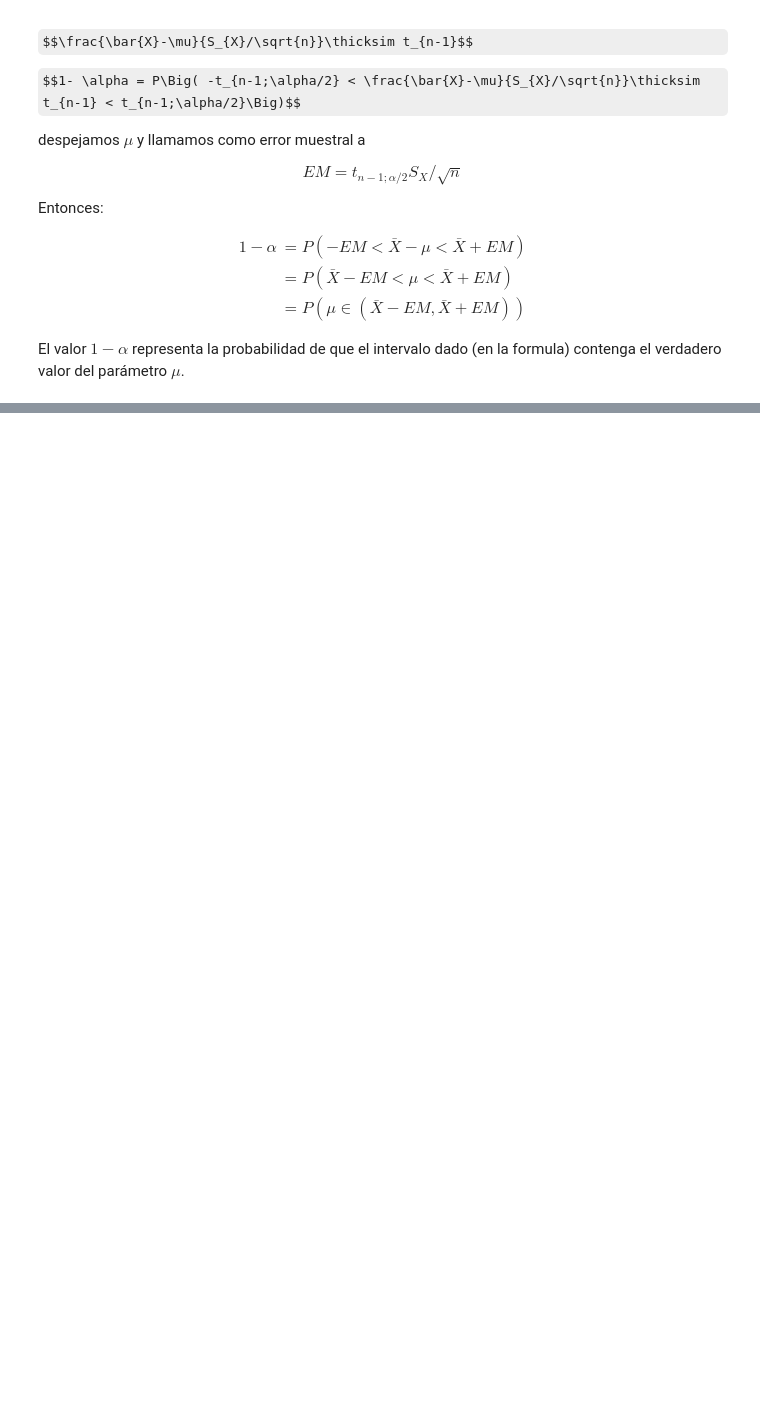
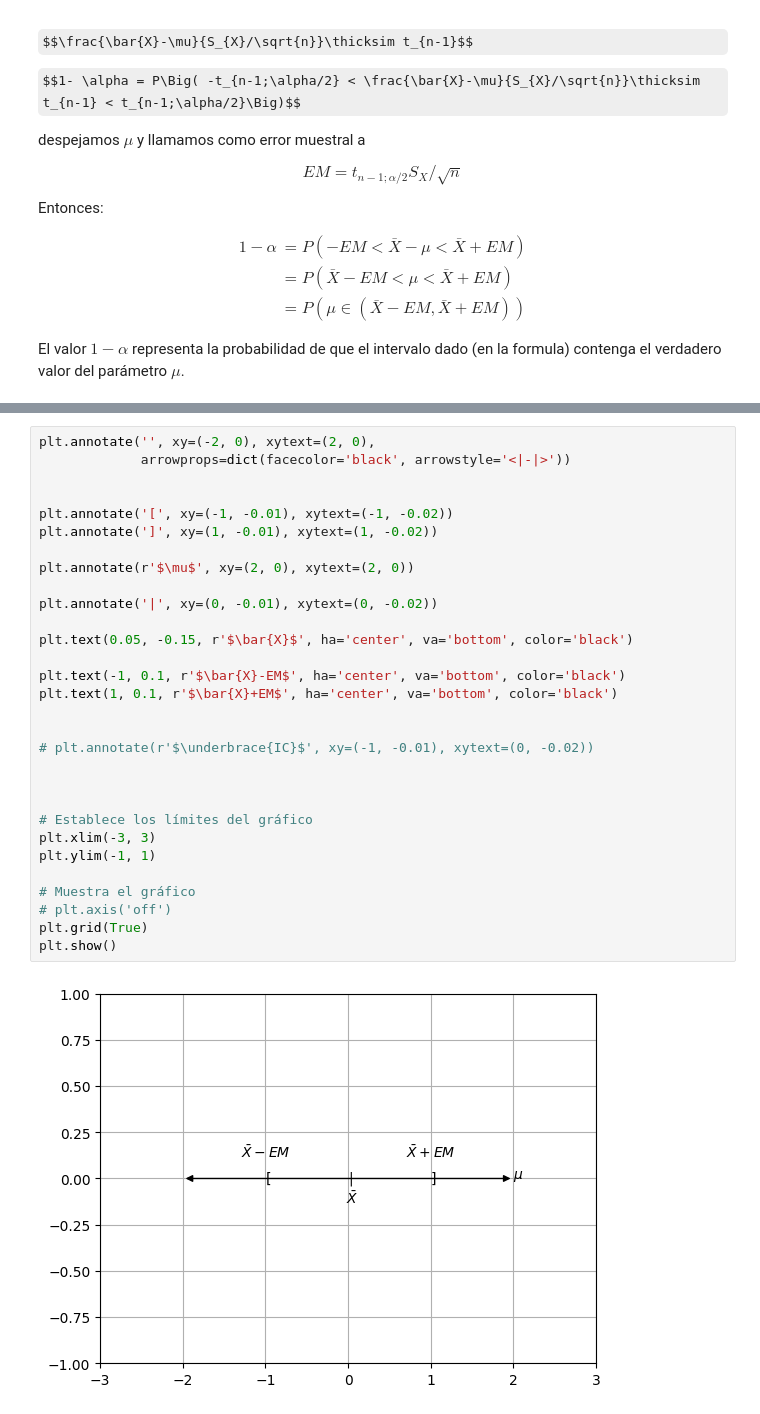
Before and after one commit to ednavivianasegura/Curso_PLN, a Jupyter notebook: PLN_EDNA.ipynb, the cells around one changed output, grey strips where cells are left out. Cells and saved outputs as stored; diff of their text form; some formulas as TeX source; blank space fills up the shorter version.

```diff
--- a/PLN_EDNA.ipynb
+++ b/PLN_EDNA.ipynb
@@ -2620,0 +2645,32 @@ plt.show()
+# %%
+plt.annotate('', xy=(-2, 0), xytext=(2, 0),
+             arrowprops=dict(facecolor='black', arrowstyle='<|-|>'))
+
+
+plt.annotate('[', xy=(-1, -0.01), xytext=(-1, -0.02))
+plt.annotate(']', xy=(1, -0.01), xytext=(1, -0.02))
+
+plt.annotate(r'$\mu$', xy=(2, 0), xytext=(2, 0))
+
+plt.annotate('|', xy=(0, -0.01), xytext=(0, -0.02))
+
+plt.text(0.05, -0.15, r'$\bar{X}$', ha='center', va='bottom', color='black')
+
+plt.text(-1, 0.1, r'$\bar{X}-EM$', ha='center', va='bottom', color='black')
+plt.text(1, 0.1, r'$\bar{X}+EM$', ha='center', va='bottom', color='black')
+
+
+# plt.annotate(r'$\underbrace{IC}$', xy=(-1, -0.01), xytext=(0, -0.02))
+
+
+
+# Establece los límites del gráfico
+plt.xlim(-3, 3)
+plt.ylim(-1, 1)
+
+# Muestra el gráfico
+# plt.axis('off')
+plt.grid(True)
+plt.show()
+# %% [output]
+[figure, added]
```
Also changed, not shown: parts of 4 cells of this notebook.
